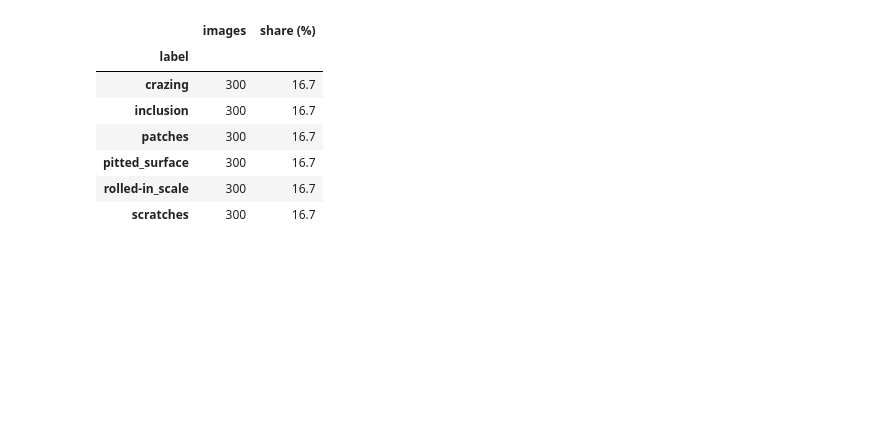
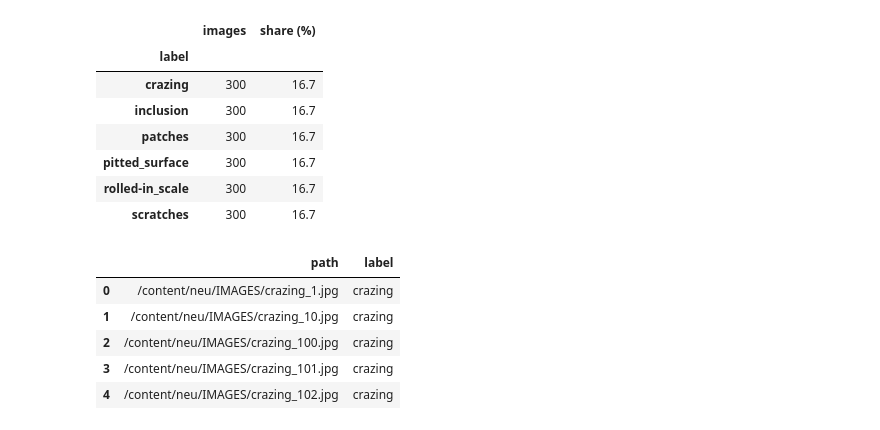
Before and after one commit to MaykInvest/Defect-detection, a Jupyter notebook: project_detection.ipynb, the cells around one changed output. Saved outputs shown, nothing was run; the diff lists cells and outputs as text; code cells hidden in the pictures; blank space fills up the shorter version.

```diff
--- a/project_detection.ipynb
+++ b/project_detection.ipynb
@@ -114,3 +116,13 @@ counts
 | pitted_surface | 300 | 16.7 |
 | rolled-in_scale | 300 | 16.7 |
 | scratches | 300 | 16.7 |
+# %%
+# Display the first 5 records to see our column properties and labels
+df.head()
+# %% [output]
+|  | path | label |
+| 0 | /content/neu/IMAGES/crazing_1.jpg | crazing |
+| 1 | /content/neu/IMAGES/crazing_10.jpg | crazing |
+| 2 | /content/neu/IMAGES/crazing_100.jpg | crazing |
+| 3 | /content/neu/IMAGES/crazing_101.jpg | crazing |
+| 4 | /content/neu/IMAGES/crazing_102.jpg | crazing |
```
Also changed, not shown: parts of 6 cells of this notebook.
